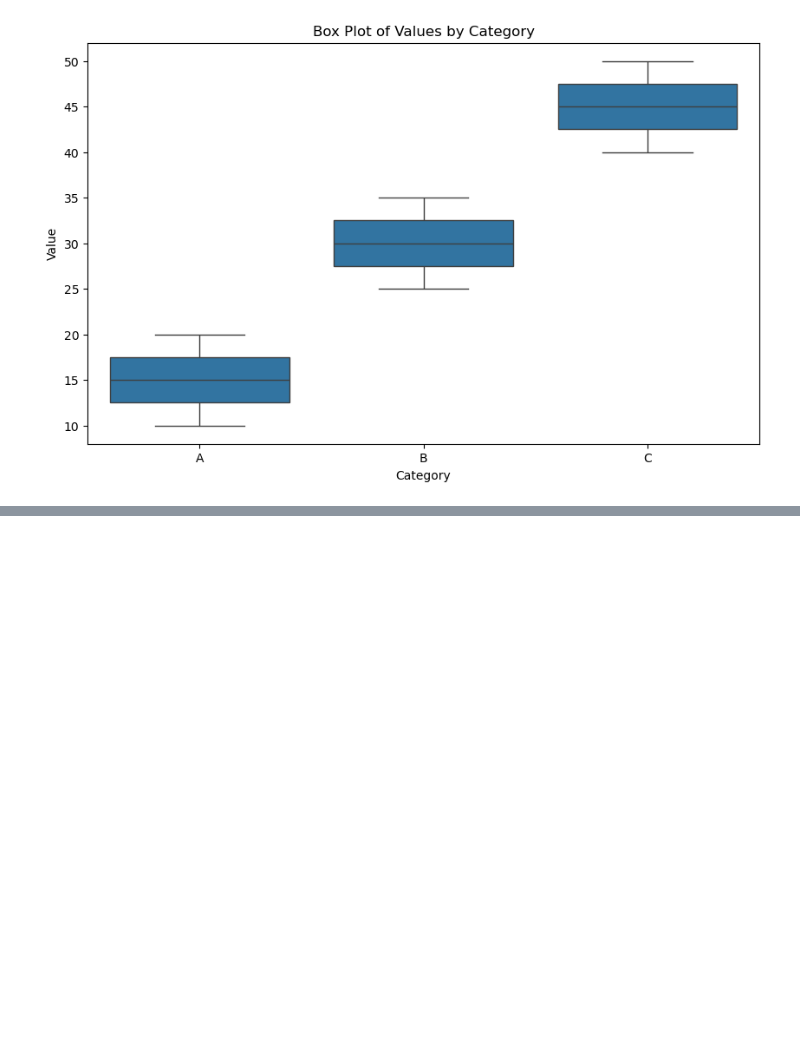
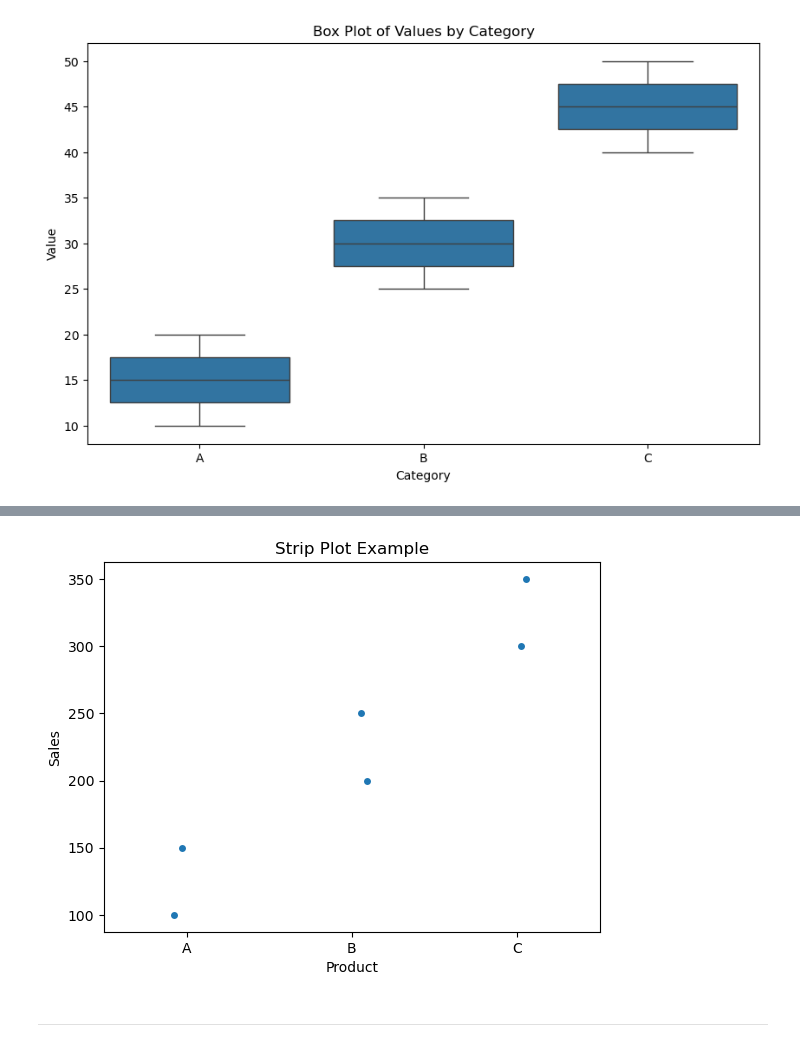
Before and after one commit to RobbertChampagne/Data, a Jupyter notebook: pandas/Visualization.ipynb, the cells around one changed output, grey strips where cells are left out. Saved outputs shown, nothing was run; the diff lists cells and outputs as text; code cells hidden in the pictures; blank space fills up the shorter version.

```diff
--- a/pandas/Visualization.ipynb
+++ b/pandas/Visualization.ipynb
@@ -251,0 +434,16 @@ These examples demonstrate how to create various types of plots using Seaborn an
+# %%
+data = {
+    "Product": ["A", "A", "B", "B", "C", "C"],
+    "Region": ["North", "South", "North", "South", "North", "South"],
+    "Salesperson": ["John", "Jane", "John", "Jane", "John", "Jane"],
+    "Sales": [100, 150, 200, 250, 300, 350],
+}
+df = pd.DataFrame(data)
+
+sns.stripplot(x="Product", y="Sales", data=df)
+plt.title("Strip Plot Example")
+plt.show()
+# %% [output]
+[figure, added]
+# %% [markdown]
+---
```
Also changed, not shown: parts of 24 cells of this notebook.
